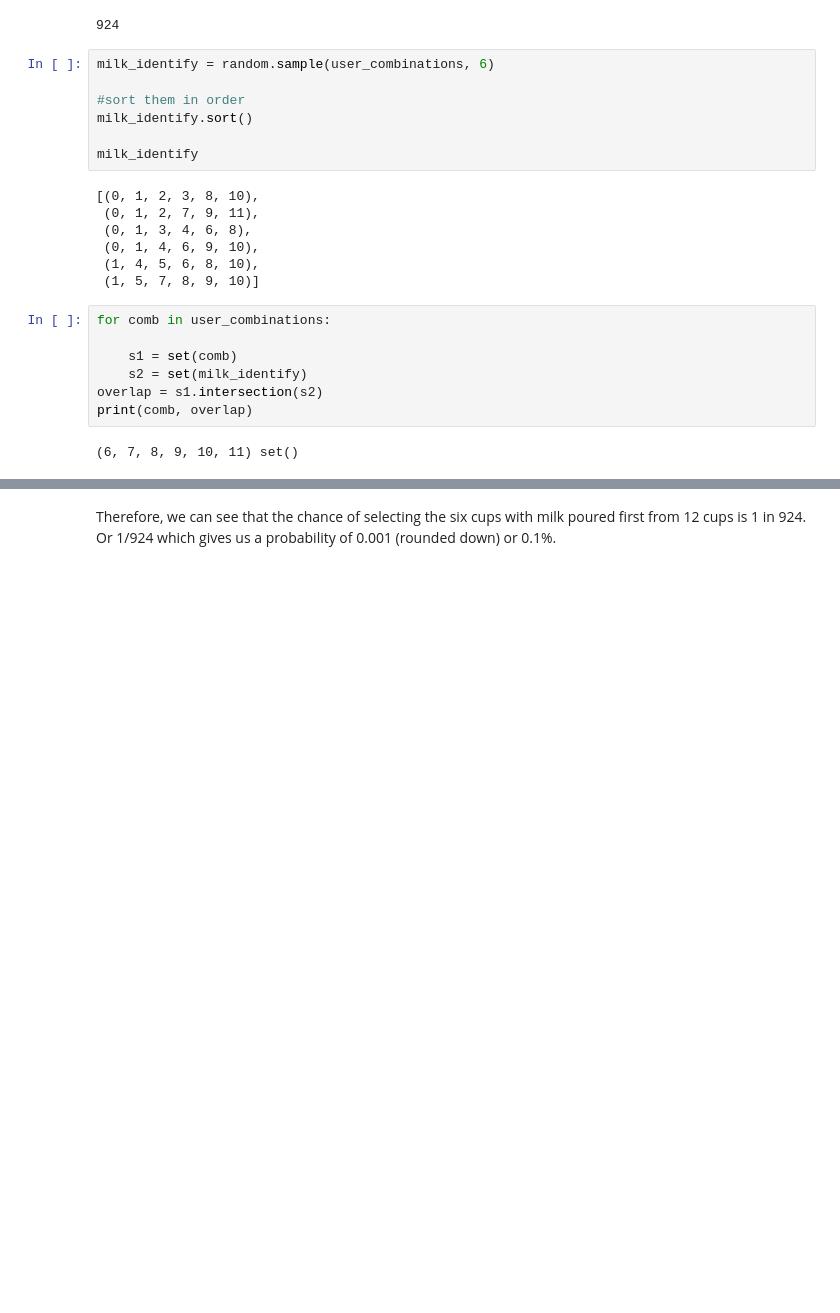
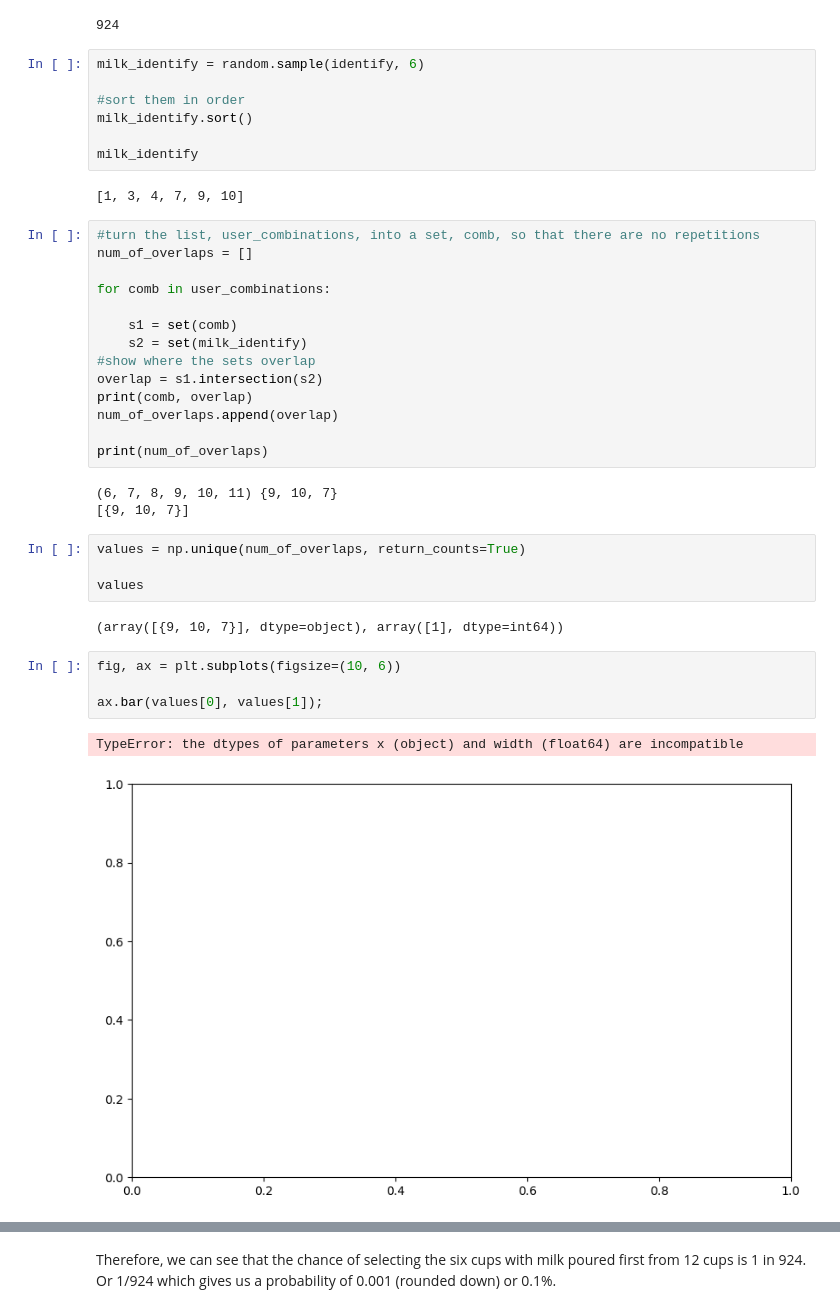
Before and after one commit to kevinsenan/applied_statistics_24_25, a Jupyter notebook: tasks.ipynb, the cells around one changed output, grey strips where cells are left out. Saved outputs shown, nothing was run; the diff lists cells and outputs as text; blank space fills up the shorter version.

Commit message:
Adding graphics

```diff
--- a/tasks.ipynb
+++ b/tasks.ipynb
@@ -92,28 +93,44 @@ len(user_combinations)
 # %% [output]
 924
 # %%
-milk_identify = random.sample(user_combinations, 6)
+milk_identify = random.sample(identify, 6)
 
 #sort them in order
 milk_identify.sort()
 
 milk_identify
 # %% [output]
-[(0, 1, 2, 3, 8, 10),
- (0, 1, 2, 7, 9, 11),
- (0, 1, 3, 4, 6, 8),
- (0, 1, 4, 6, 9, 10),
- (1, 4, 5, 6, 8, 10),
- (1, 5, 7, 8, 9, 10)]
+[1, 3, 4, 7, 9, 10]
 # %%
+#turn the list, user_combinations, into a set, comb, so that there are no repetitions
+num_of_overlaps = []
+
 for comb in user_combinations:
 
     s1 = set(comb)
     s2 = set(milk_identify)
+#show where the sets overlap
 overlap = s1.intersection(s2)
 print(comb, overlap)
+num_of_overlaps.append(overlap)
+
+print(num_of_overlaps)
 # %% [output]
-(6, 7, 8, 9, 10, 11) set()
+(6, 7, 8, 9, 10, 11) {9, 10, 7}
+[{9, 10, 7}]
+# %%
+values = np.unique(num_of_overlaps, return_counts=True)
+
+values
+# %% [output]
+(array([{9, 10, 7}], dtype=object), array([1], dtype=int64))
+# %%
+fig, ax = plt.subplots(figsize=(10, 6))
+
+ax.bar(values[0], values[1]);
+# %% [output]
+TypeError: the dtypes of parameters x (object) and width (float64) are incompatible
+[figure, added]
 # %%
 #The probability of selecting 6 cups corrctly from 12 is given below
 probability = 1 / selection
```
Also changed, not shown: parts of 4 cells of this notebook.
